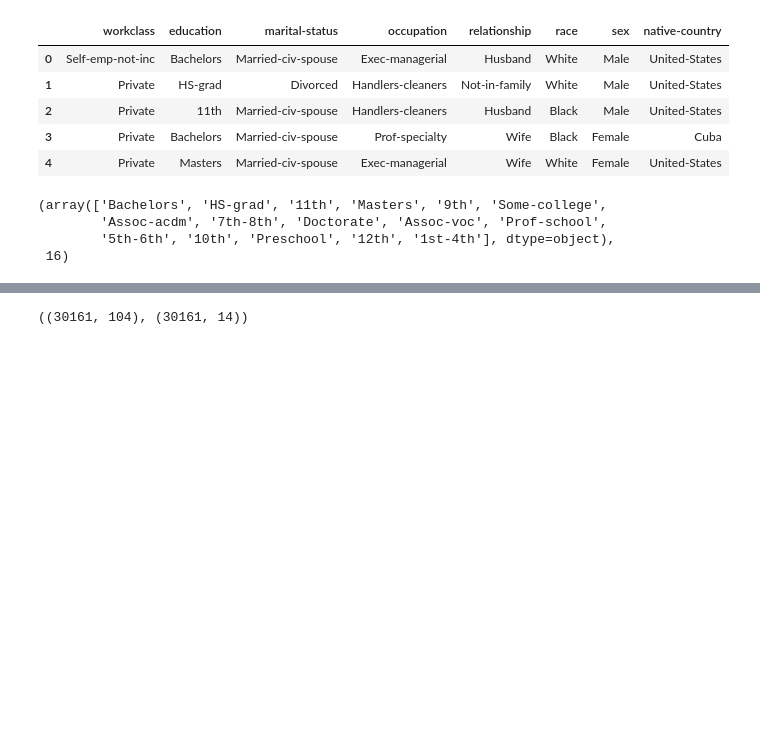
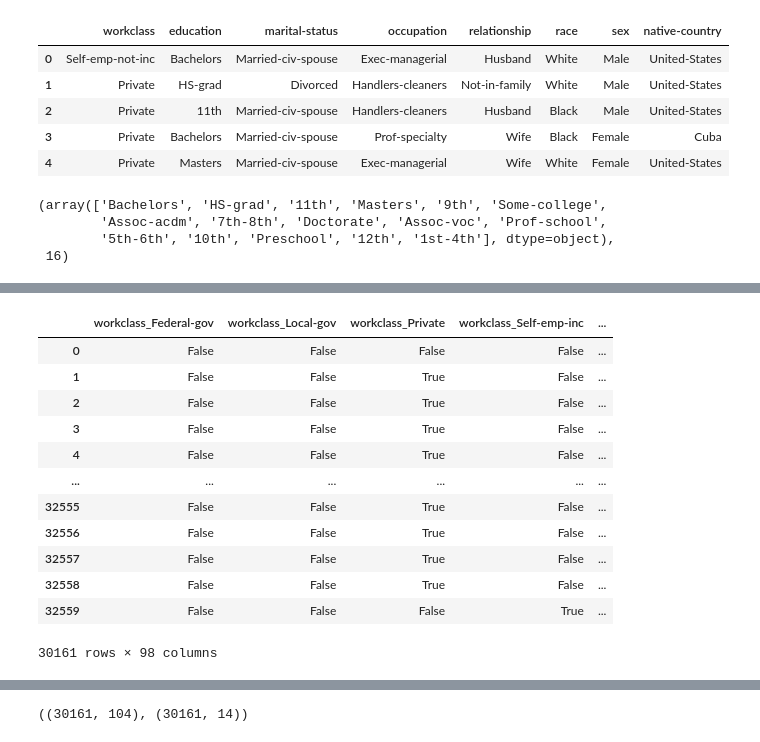
Before and after one commit to kudrmax/machine-learning, a Jupyter notebook: dls/dls-sems/3/model_selection&ensembles.ipynb, the cells around one changed output, grey strips where cells are left out. Drawn from its saved outputs; the diff is of its cells as text; code cells hidden in the pictures; blank space fills up the shorter version.

```diff
--- a/dls/dls-sems/3/model_selection&ensembles.ipynb
+++ b/dls/dls-sems/3/model_selection&ensembles.ipynb
@@ -161,6 +161,21 @@ df['education'].unique(), len(df['education'].unique())
 В Pandas One-hot кодирование выполняется функцией pd.get_dummies. Сгенерируем One-hot признаки для нашего датасета. Сохраним полную матрицу объекты признаки в переменную X.
 # %%
 dummy_features = pd.get_dummies(categorial_data)
+dummy_features
+# %% [output]
+|  | workclass_Federal-gov | workclass_Local-gov | workclass_Private | workclass_Self-emp-inc | ... |
+| 0 | False | False | False | False | ... |
+| 1 | False | False | True | False | ... |
+| 2 | False | False | True | False | ... |
+| 3 | False | False | True | False | ... |
+| 4 | False | False | True | False | ... |
+| ... | ... | ... | ... | ... | ... |
+| 32555 | False | False | True | False | ... |
+| 32556 | False | False | True | False | ... |
+| 32557 | False | False | True | False | ... |
+| 32558 | False | False | True | False | ... |
+| 32559 | False | False | False | True | ... |
+30161 rows × 98 columns
 # %%
 X = pd.concat([numeric_data, dummy_features], axis=1)
 X_origin = df.iloc[:, :-1]
```
Also changed, not shown: parts of 10 cells of this notebook, 11 other files.
